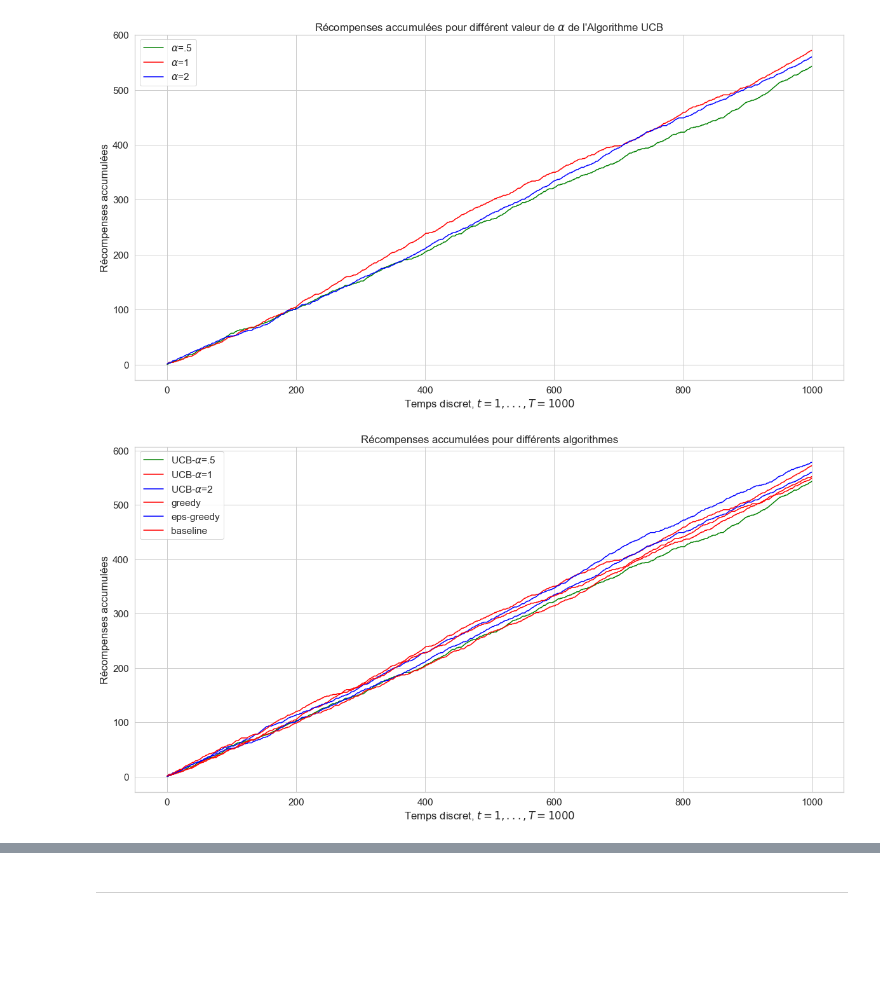
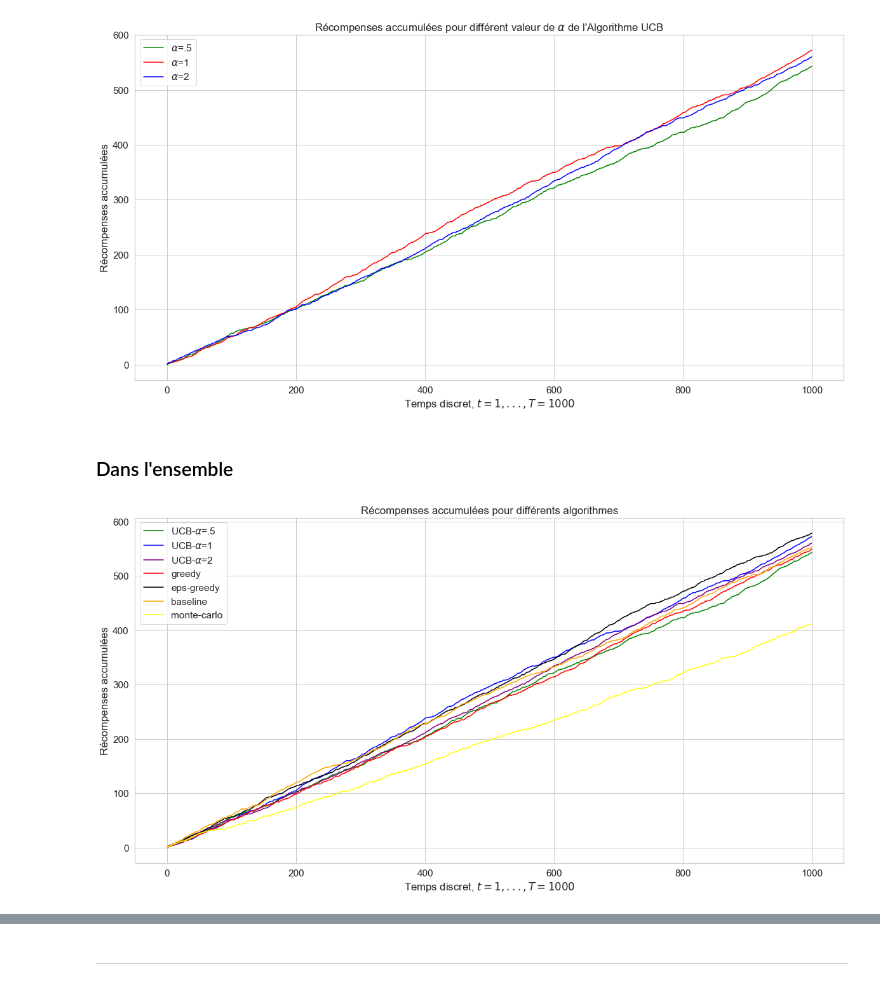
Before and after one commit to Meriadoc-gitgit/Bandits-Manchos-Simulation, a Jupyter notebook: puissance-4-game.ipynb, the cells around one changed output, grey strips where cells are left out. Saved outputs shown, nothing was run; the diff lists cells and outputs as text; code cells hidden in the pictures; blank space fills up the shorter version.

```diff
--- a/puissance-4-game.ipynb
+++ b/puissance-4-game.ipynb
@@ -236,0 +259,8 @@ En observant le graphe, on trouve que le nombre de coups qui possède la fréque
+# %%
+monte_carlo = pd.read_csv("recom_choix_monte_carlo.csv")
+recompenses_mc = monte_carlo["recompenses"]
+choix_mc = monte_carlo["choix"]
+
+
+Graphic.affiche_selection(choix_mc,"monte-carlo",1000,kstar=1)
+#plt.savefig("img/monte-carlo/selection-rate.png")
@@ -348,20 +364,23 @@ plt.title(r"Récompenses accumulées pour différent valeur de $\alpha$ de l'Alg
 plt.savefig("img/ucb/ucb-recompenses-rate.jpg")
 # %% [output]
 [figure]
+# %% [markdown]
+### Dans l'ensemble
 # %%
 Graphic.affiche_recompenses(recompenses_ucb_05,"UCB",1000,alpha=.5,color="green")
-Graphic.affiche_recompenses(recompenses_ucb_1,"UCB",1000,alpha=1,color="red")
-Graphic.affiche_recompenses(recompenses_ucb_2,"UCB",1000,alpha=2,color="blue")
+Graphic.affiche_recompenses(recompenses_ucb_1,"UCB",1000,alpha=1,color="blue")
+Graphic.affiche_recompenses(recompenses_ucb_2,"UCB",1000,alpha=2,color="purple")
 
 Graphic.affiche_recompenses(recompenses_greedy,"greedy",1000,kstar=1)
-Graphic.affiche_recompenses(recompenses_eps_greedy,"eps-greedy",1000,kstar=1,color="blue")
+Graphic.affiche_recompenses(recompenses_eps_greedy,"eps-greedy",1000,kstar=1,color="black")
 
-Graphic.affiche_recompenses(recompenses,"baseline",1000,kstar=1)
+Graphic.affiche_recompenses(recompenses,"baseline",1000,kstar=1, color="orange")
+Graphic.affiche_recompenses(recompenses_mc,"monte-carlo",1000,kstar=1, color="yellow")
 
-plt.legend([r"UCB-$\alpha$=.5",r"UCB-$\alpha$=1",r"UCB-$\alpha$=2", "greedy", "eps-greedy", "baseline"])
-plt.savefig("img/recompenses-rate.jpg")
+plt.legend([r"UCB-$\alpha$=.5",r"UCB-$\alpha$=1",r"UCB-$\alpha$=2", "greedy", "eps-greedy", "baseline", "monte-carlo"])
+#plt.savefig("img/recompenses-rate.jpg")
 # %% [output]
-[figure, old version]
+[figure, new version]
 # %%
 Graphic.affiche_recompenses_moyennes(recompenses_ucb_05,"UCB",1000,alpha=.5,color="green")
 Graphic.affiche_recompenses_moyennes(recompenses_ucb_1,"UCB",1000,alpha=1,color="blue")
```
Also changed, not shown: parts of 18 cells of this notebook, 14 other files.
